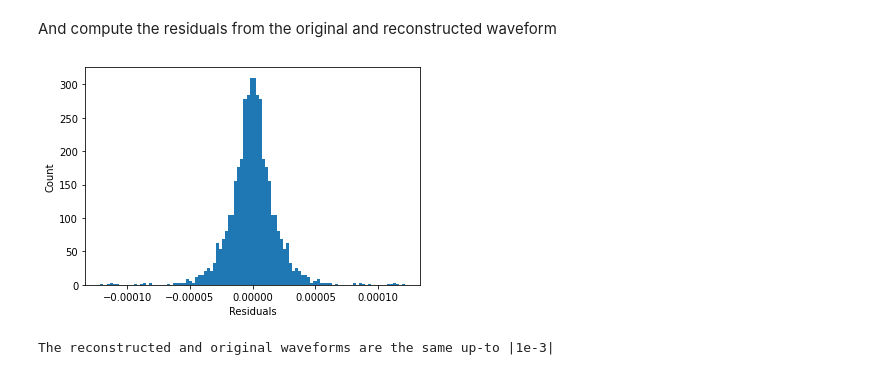
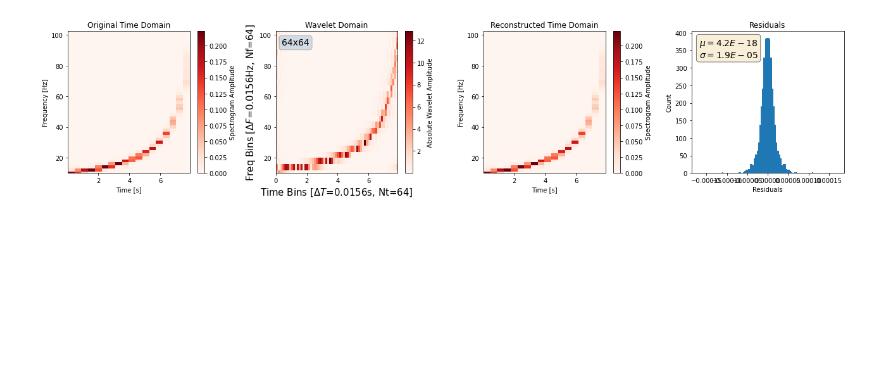
Before and after one commit to pywavelet/pywavelet, a Jupyter notebook: docs/demos/roundtrip_demo.ipynb, the cells around one changed output. Saved outputs shown, nothing was run; the diff lists cells and outputs as text; code cells hidden in the pictures; blank space fills up the shorter version.

```diff
--- a/docs/demos/roundtrip_demo.ipynb
+++ b/docs/demos/roundtrip_demo.ipynb
@@ -114,11 +7,0 @@ fig = plot_time_domain_signal(ts, h_reconstructed, freq_range)
-# %% [markdown]
-And compute the residuals from the original and reconstructed waveform
-# %%
-fig = plot_residuals(h_time - h_reconstructed)
-# %% [output]
-[figure, removed]
-# %%
-if np.allclose(h_time, h_reconstructed, atol=1e-3):
-    print("The reconstructed and original waveforms are the same up-to |1e-3|")
-# %% [output]
-The reconstructed and original waveforms are the same up-to |1e-3|
@@ -124,0 +53,36 @@ The reconstructed and original waveforms are the same up-to |1e-3|
+# %%
+def plot_residuals(ax, residuals):
+    ax.hist(residuals, bins=100)
+    # add textbox of mean and std
+    mean = residuals.mean()
+    std = residuals.std()
+    textstr = f"$\mu={mean:.1E}$\n$\sigma={std:.1E}$"
+    props = dict(boxstyle="round", facecolor="wheat", alpha=0.5)
+    ax.text(
+        0.05,
+        0.95,
+        textstr,
+        transform=ax.transAxes,
+        fontsize=14,
+        verticalalignment="top",
+        bbox=props,
+    )
+    ax.set_xlabel("Residuals")
+    ax.set_ylabel("Count")
+    return ax
+
+
+fig, axes = plt.subplots(1, 4, figsize=(18, 4))
+_ = h_time.plot_spectrogram(ax=axes[0])
+_ = h_wavelet.plot(ax=axes[1], absolute=True, cmap="Reds")
+_ = h_reconstructed.plot_spectrogram(ax=axes[2])
+_ = plot_residuals(axes[3], h_time.data - h_reconstructed.data)
+axes[0].set_title("Original Time Domain")
+axes[1].set_title("Wavelet Domain")
+axes[2].set_title("Reconstructed Time Domain")
+axes[3].set_title("Residuals")
+for ax in axes[0:3]:
+    ax.set_ylim(*freq_range)
+fig.show()
+# %% [output]
+[figure, added]
```
Also changed, not shown: parts of 11 cells of this notebook, 11 other files.
